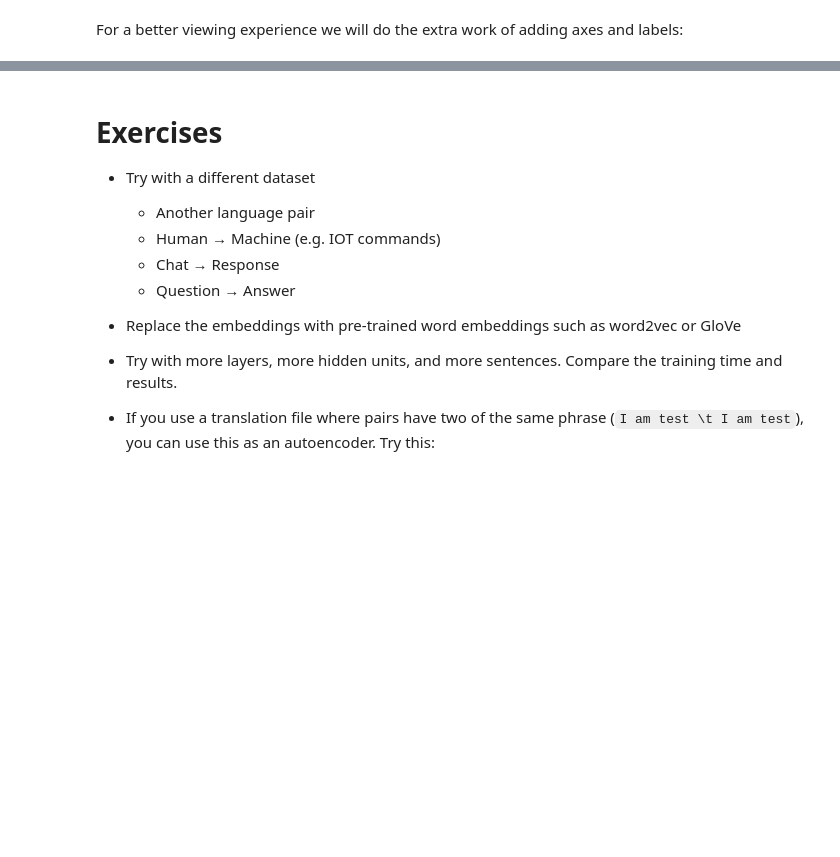
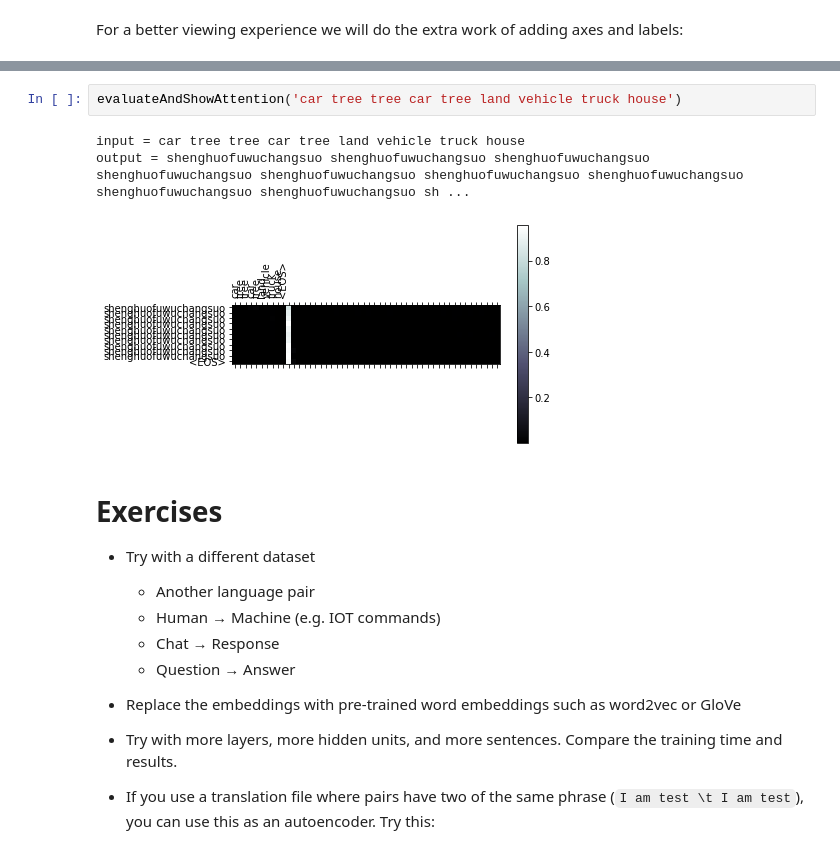
Before and after one commit to yemanzhongting/MultiCity, a Jupyter notebook: City2POI.ipynb, the cells around one changed output, grey strips where cells are left out. Saved outputs shown, nothing was run; the diff lists cells and outputs as text; blank space fills up the shorter version.

```diff
--- a/City2POI.ipynb
+++ b/City2POI.ipynb
@@ -1368,3 +1485,9 @@ output = he s a talented young . <EOS>
+# %%
+evaluateAndShowAttention('car tree tree car tree land vehicle truck house')
+# %% [output]
+input = car tree tree car tree land vehicle truck house
+output = shenghuofuwuchangsuo shenghuofuwuchangsuo shenghuofuwuchangsuo shenghuofuwuchangsuo shenghuofuwuchangsuo shenghuofuwuchangsuo shenghuofuwuchangsuo shenghuofuwuchangsuo shenghuofuwuchangsuo sh ...
+[figure, added]
 # %% [markdown]
 Exercises
 =========
```
Also changed, not shown: parts of 45 cells of this notebook.
